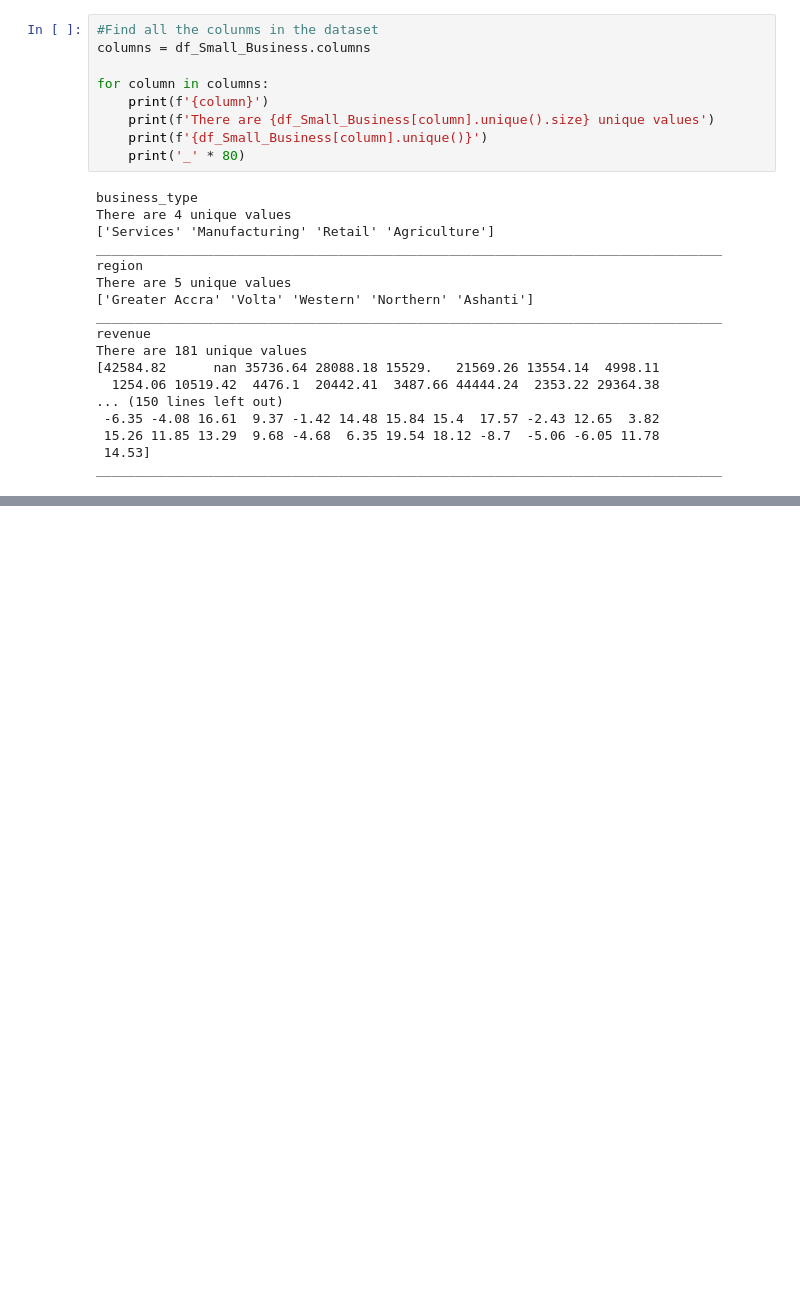
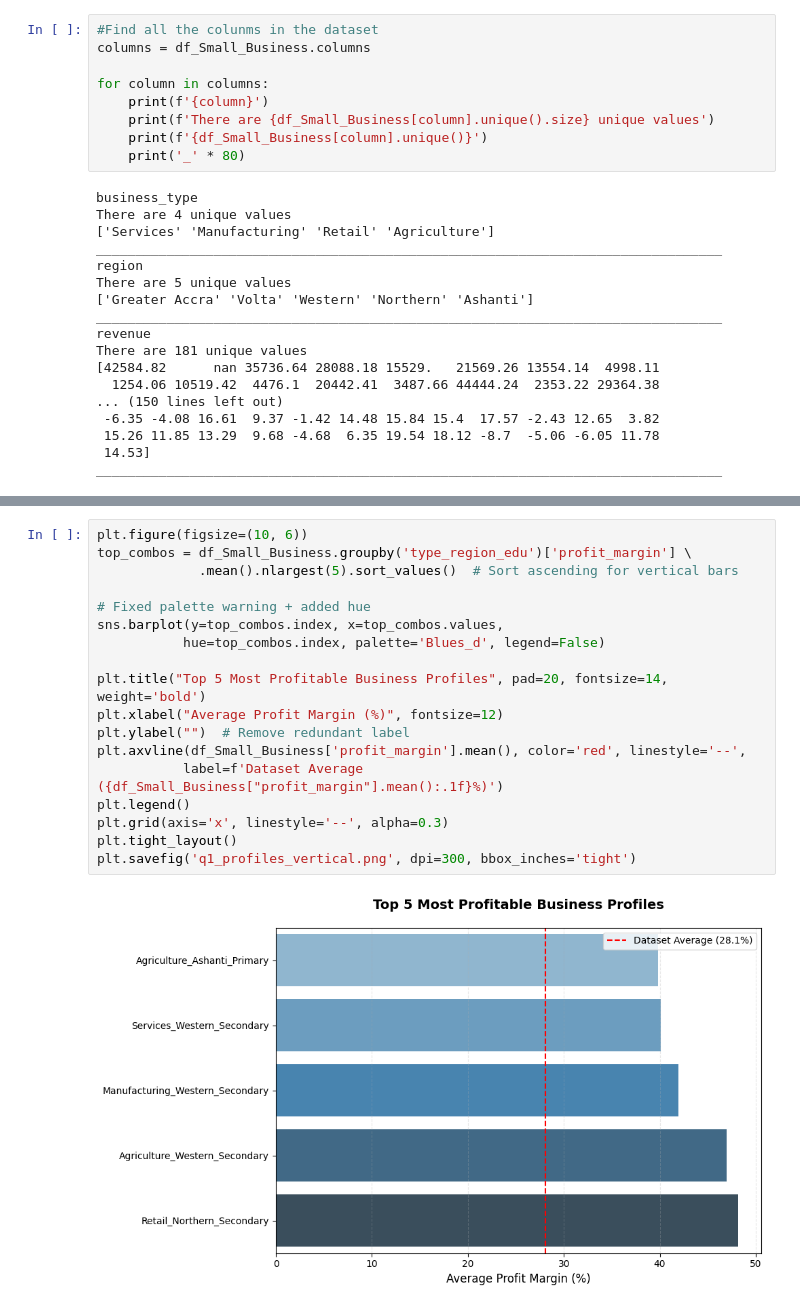
Before and after one commit to aquashie14/Small_Business_Performance_Analysis_in_Ghana, a Jupyter notebook: Noteboooks/SBPG.ipynb, the cells around one changed output, grey strips where cells are left out. Drawn from its saved outputs; the diff is of its cells as text; blank space fills up the shorter version.

```diff
--- a/Noteboooks/SBPG.ipynb
+++ b/Noteboooks/SBPG.ipynb
@@ -123,0 +497,20 @@ ________________________________________________________________________________
+# %%
+plt.figure(figsize=(10, 6))
+top_combos = df_Small_Business.groupby('type_region_edu')['profit_margin'] \
+             .mean().nlargest(5).sort_values()  # Sort ascending for vertical bars
+
+# Fixed palette warning + added hue
+sns.barplot(y=top_combos.index, x=top_combos.values,
+           hue=top_combos.index, palette='Blues_d', legend=False)
+
+plt.title("Top 5 Most Profitable Business Profiles", pad=20, fontsize=14, weight='bold')
+plt.xlabel("Average Profit Margin (%)", fontsize=12)
+plt.ylabel("")  # Remove redundant label
+plt.axvline(df_Small_Business['profit_margin'].mean(), color='red', linestyle='--',
+           label=f'Dataset Average ({df_Small_Business["profit_margin"].mean():.1f}%)')
+plt.legend()
+plt.grid(axis='x', linestyle='--', alpha=0.3)
+plt.tight_layout()
+plt.savefig('q1_profiles_vertical.png', dpi=300, bbox_inches='tight')
+# %% [output]
+[figure, added]
```
Also changed, not shown: parts of 36 cells of this notebook, 6 other files.
